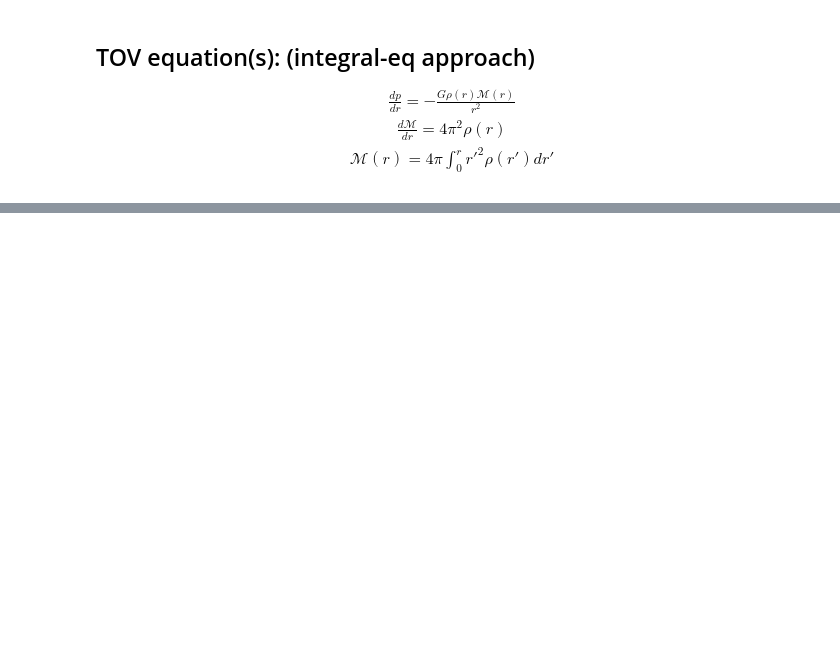
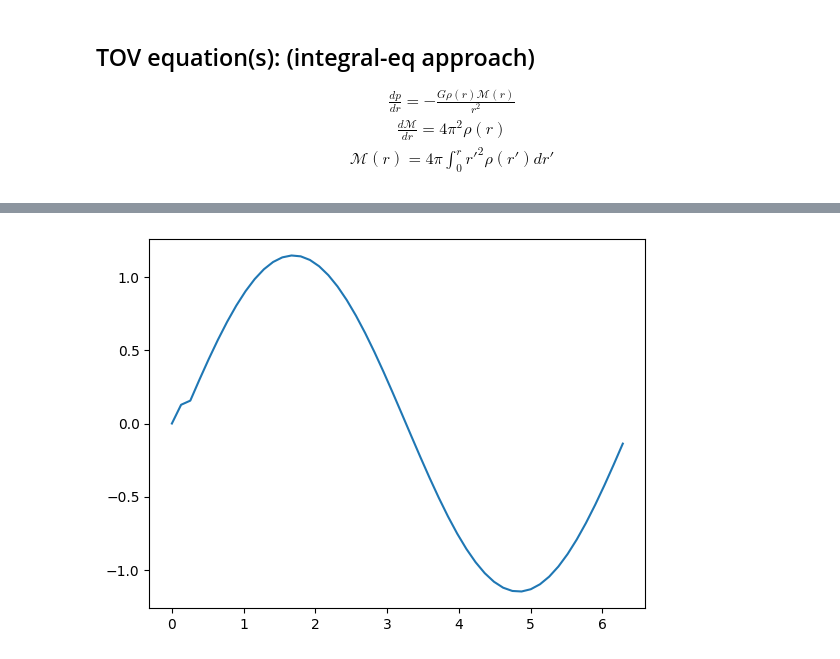
Before and after one commit to Ub3rJosh/random_things, a Jupyter notebook: TOV_solver/TOV_solver.ipynb, the cells around one changed output, grey strips where cells are left out. Cells and saved outputs as stored; diff of their text form; code cells hidden in the pictures; blank space fills up the shorter version.

```diff
--- a/TOV_solver/TOV_solver.ipynb
+++ b/TOV_solver/TOV_solver.ipynb
@@ -95,0 +192,13 @@ plt.show()
+# %%
+def test_ode_func(x, y):
+    return np.sin(x)
+
+
+x, dx = np.linspace(0, 2 * np.pi, 50, retstep=True)
+
+y = first_order_rk4(x, 0, dx, test_ode_func)
+
+plt.plot(x, y)
+plt.show()
+# %% [output]
+[figure, added]
```
Also changed, not shown: parts of 7 cells of this notebook, 3 other files.
